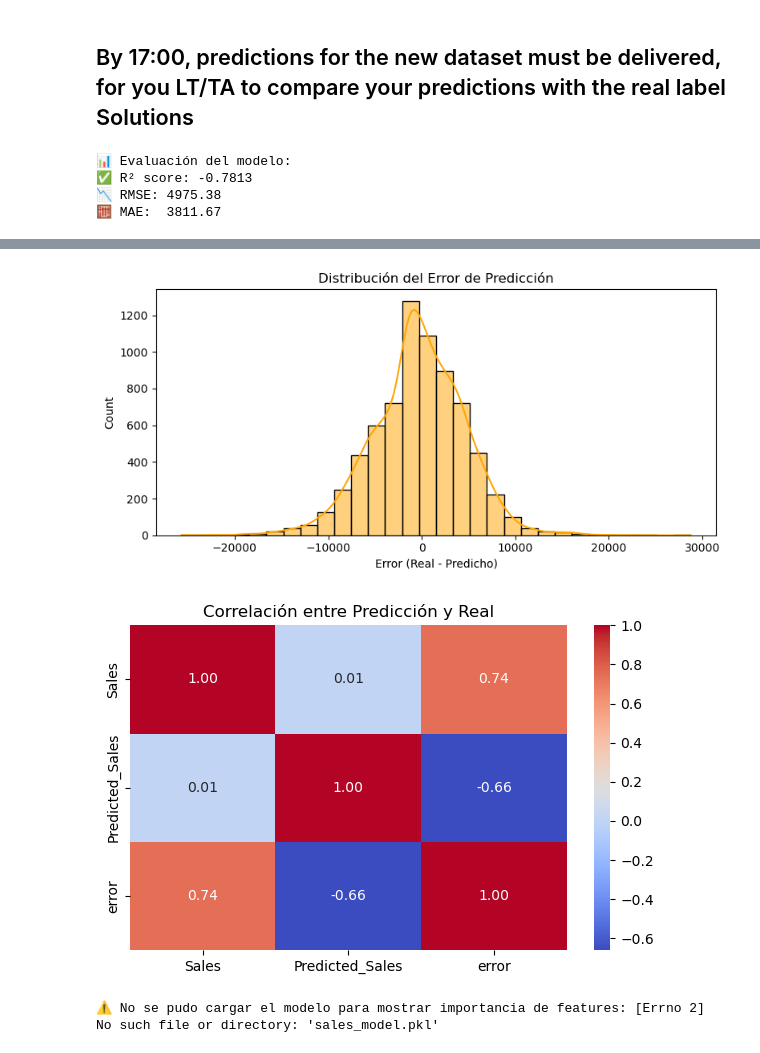
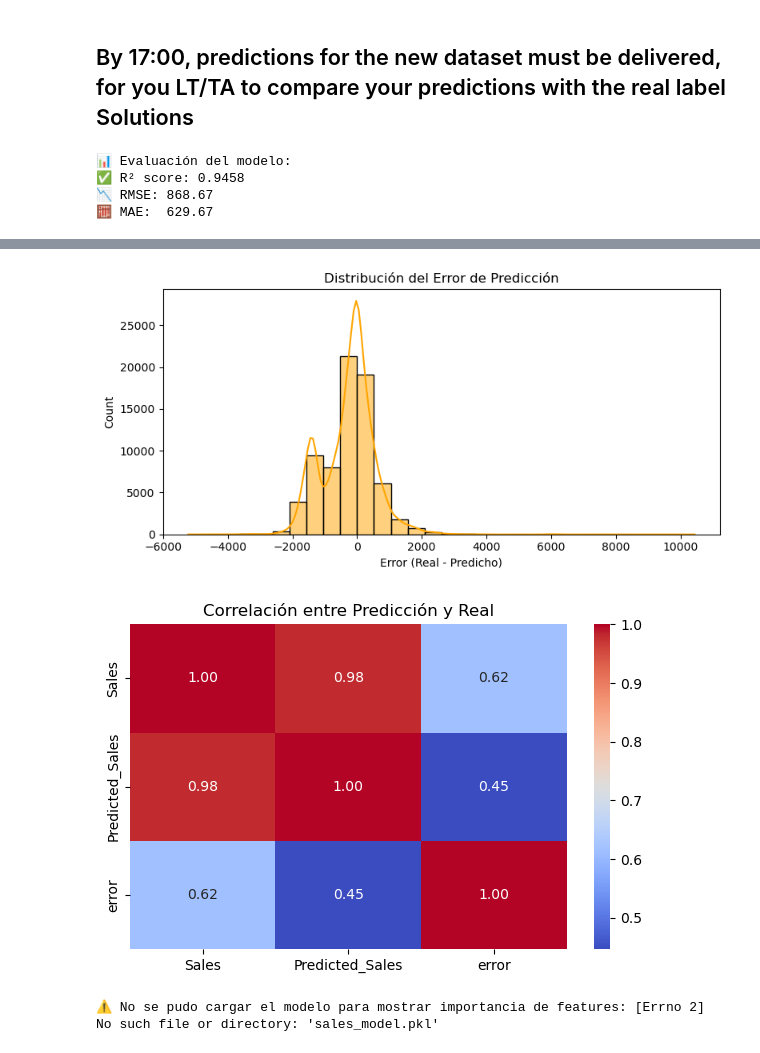
Before and after one commit to jesuserro/ml-retail-sales-predictor, a Jupyter notebook: index.ipynb, the cells around one changed output, grey strips where cells are left out. Drawn from its saved outputs; the diff is of its cells as text; code cells hidden in the pictures.

```diff
--- a/index.ipynb
+++ b/index.ipynb
@@ -154,10 +157,10 @@ import joblib
 # 1. Cargar predicciones generadas previamente
 pred_df = pd.read_csv("3_sales_predictions.csv")  # Debe tener: True_index, Predicted_Sales
 
-# Si ambos CSV están en el mismo orden de filas, puedes añadir un índice explícito (como True_index) al de predicciones.
+# Opción 2 para comparar dataframes: Si ambos CSV están en el mismo orden de filas, puedes añadir un índice explícito (como True_index) al de predicciones.
 # Antes de hacer merge, añadir índice explícito al CSV de predicciones
-pred_df.reset_index(inplace=True)
-pred_df.rename(columns={"index": "True_index"}, inplace=True)
+# pred_df.reset_index(inplace=True)
+# pred_df.rename(columns={"index": "True_index"}, inplace=True)
 
 # 2. Cargar ventas reales proporcionadas: https://raw.githubusercontent.com/data-bootcamp-v4/data/main/ironkaggle_solutions.csv
 real_df = pd.read_csv("4_sales_real_solutions.csv")  # Debe tener: True_index, Sales
@@ -223,6 +226,6 @@ except Exception as e:
     print("⚠️ No se pudo cargar el modelo para mostrar importancia de features:", e)
 # %% [output]
 📊 Evaluación del modelo:
-✅ R² score: -0.7813
-📉 RMSE: 4975.38
-🧮 MAE:  3811.67
+✅ R² score: 0.9458
+📉 RMSE: 868.67
+🧮 MAE:  629.67
@@ -230,3 +233,3 @@ except Exception as e:
-[figure, old version]
+[figure, new version]
-[figure, old version]
+[figure, new version]
 ⚠️ No se pudo cargar el modelo para mostrar importancia de features: [Errno 2] No such file or directory: 'sales_model.pkl'
```
Also changed, not shown: parts of 2 cells of this notebook, 4 other files.
